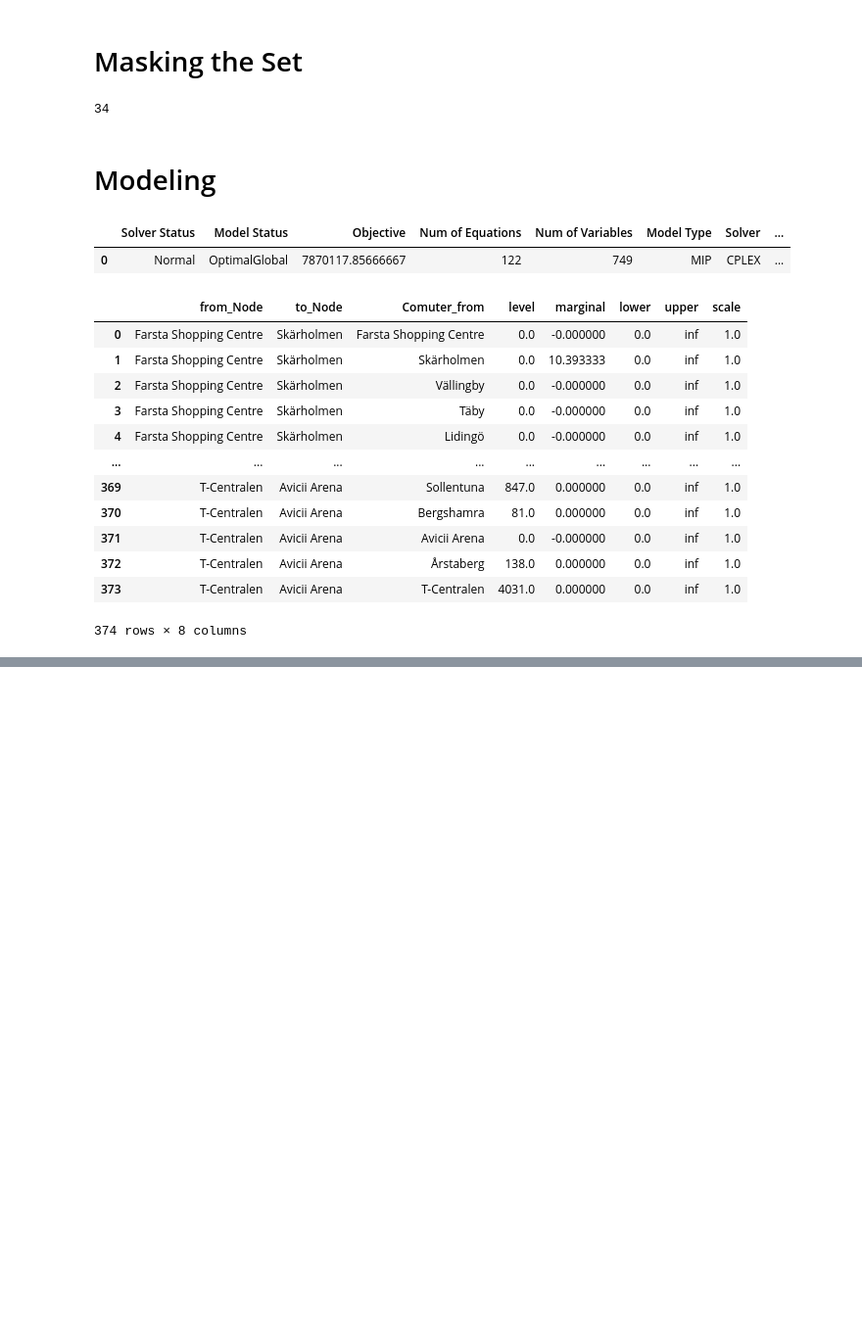
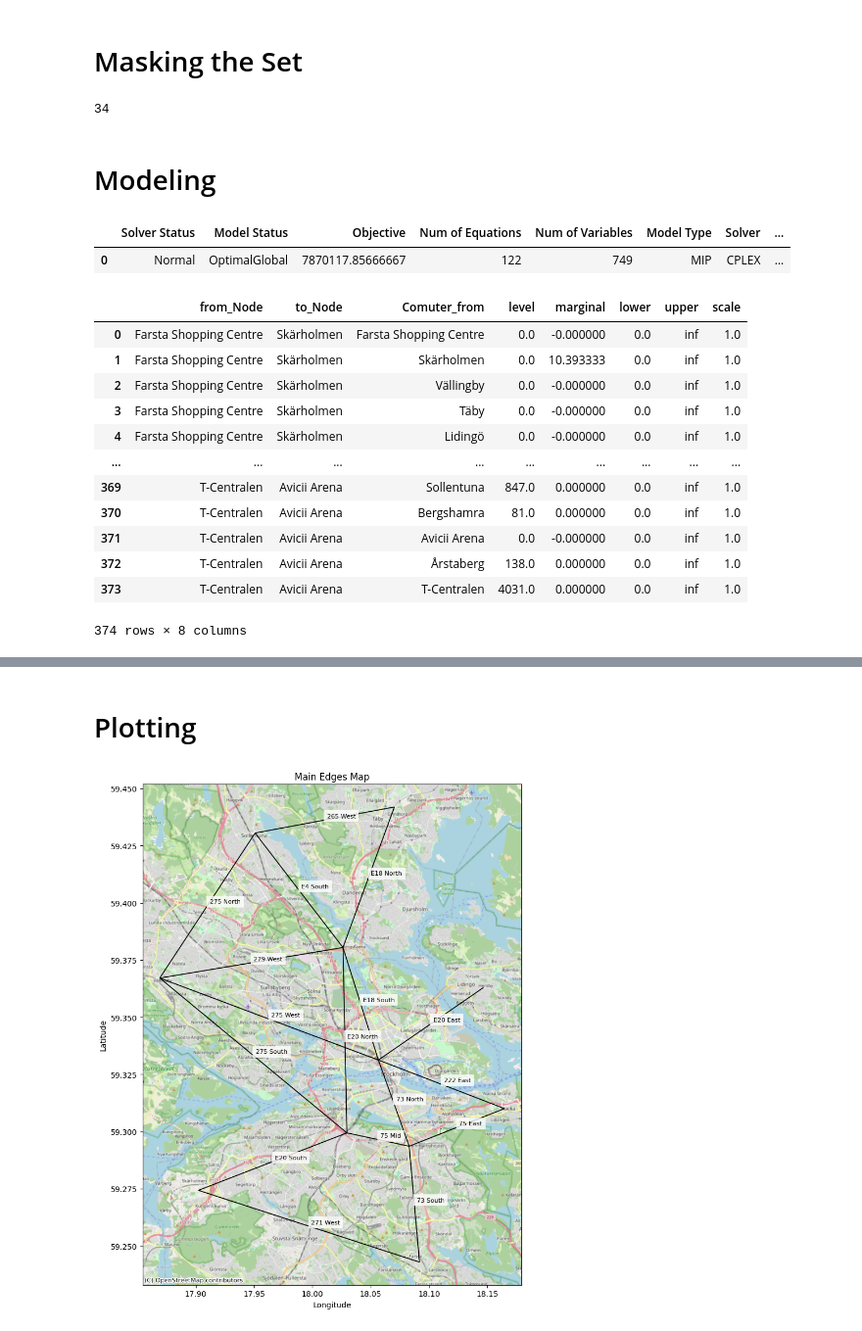
Before and after one commit to aheagel/SF2822, a Jupyter notebook: Project2A.ipynb, the cells around one changed output, grey strips where cells are left out. Shown at 98% size. Saved outputs shown, nothing was run; the diff lists cells and outputs as text; code cells hidden in the pictures; blank space fills up the shorter version.

Commit message:
Added Plotting

```diff
--- a/Project2A.ipynb
+++ b/Project2A.ipynb
@@ -248,0 +204,68 @@ df_out.groupby(["from_Node", "to_Node"])['level'].sum().to_frame().tail(60)
+# %% [markdown]
+# Plotting
+# %%
+import geopandas as gpd
+from shapely.geometry import LineString
+from lxml import etree
+import matplotlib.pyplot as plt
+import contextily as ctx
+
+# Parse the KML file
+def parse_kml(file_path):
+    with open(file_path, 'r') as f:
+        tree = etree.parse(f)
+    root = tree.getroot()
+
+    # Define KML namespace
+    ns = {'kml': 'http://www.opengis.net/kml/2.2'}
+
+    # Extract placemarks
+    placemarks = root.findall('.//kml:Placemark', ns)
+    data = []
+
+    for placemark in placemarks:
+        name = placemark.find('kml:name', ns).text
+        coords = placemark.find('.//kml:coordinates', ns).text.strip()
+        # Parse coordinates into list of (lon, lat) tuples
+        coord_list = []
+        for coord in coords.split('\n'):
+            lon, lat, _ = map(float, coord.split(','))
+            coord_list.append((lon, lat))
+        data.append({'name': name, 'geometry': LineString(coord_list)})
+
+    return data
+
+# Load KML data
+file_path = 'Main Edges.kml'
+data = parse_kml(file_path)
+
+# Create GeoDataFrame
+gdf = gpd.GeoDataFrame(data, crs='EPSG:4326')
+
+# Plot the map
+fig, ax = plt.subplots(figsize=(10, 10))
+
+# Plot linestrings
+gdf.plot(ax=ax, color='black', linewidth=1.2, legend=True)
+
+# Add basemap (optional, requires contextily)
+ctx.add_basemap(ax, crs=gdf.crs.to_string(), source=ctx.providers.OpenStreetMap.Mapnik)
+
+# Add labels for each linestring
+for idx, row in gdf.iterrows():
+    # Use the midpoint of the linestring for label placement
+    midpoint = row.geometry.interpolate(0.5, normalized=True)
+    ax.annotate(row['name'], xy=(midpoint.x, midpoint.y), xytext=(3, 3),
+                textcoords="offset points", fontsize=8, color='black',
+                bbox=dict(facecolor='white', alpha=0.8, edgecolor='none'))
+
+# Set title and adjust layout
+plt.title('Main Edges Map')
+ax.set_xlabel('Longitude')
+ax.set_ylabel('Latitude')
+plt.tight_layout()
+
+# Show plot
+plt.show()
+# %% [output]
+[figure, added]
```
Also changed, not shown: parts of 2 cells of this notebook.
